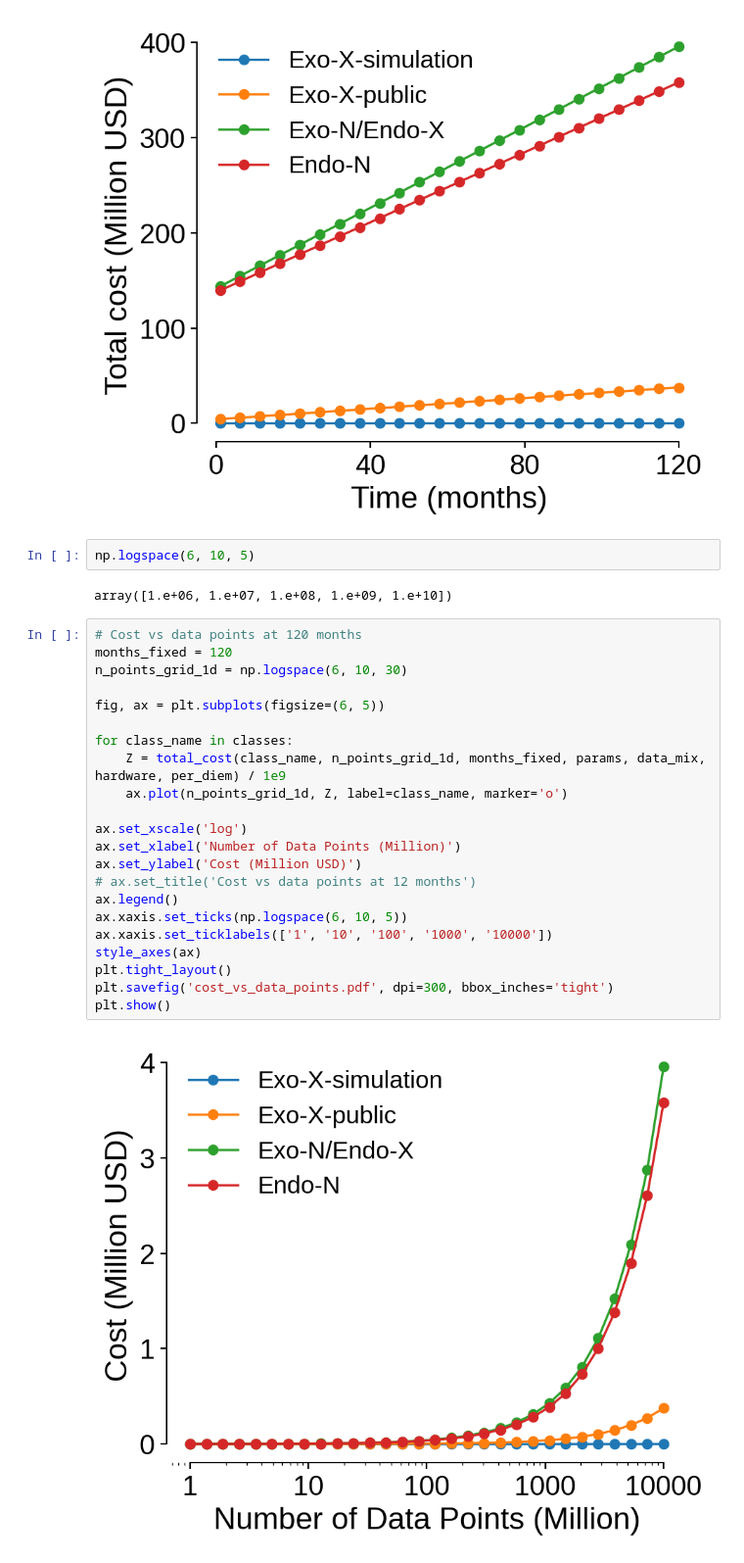
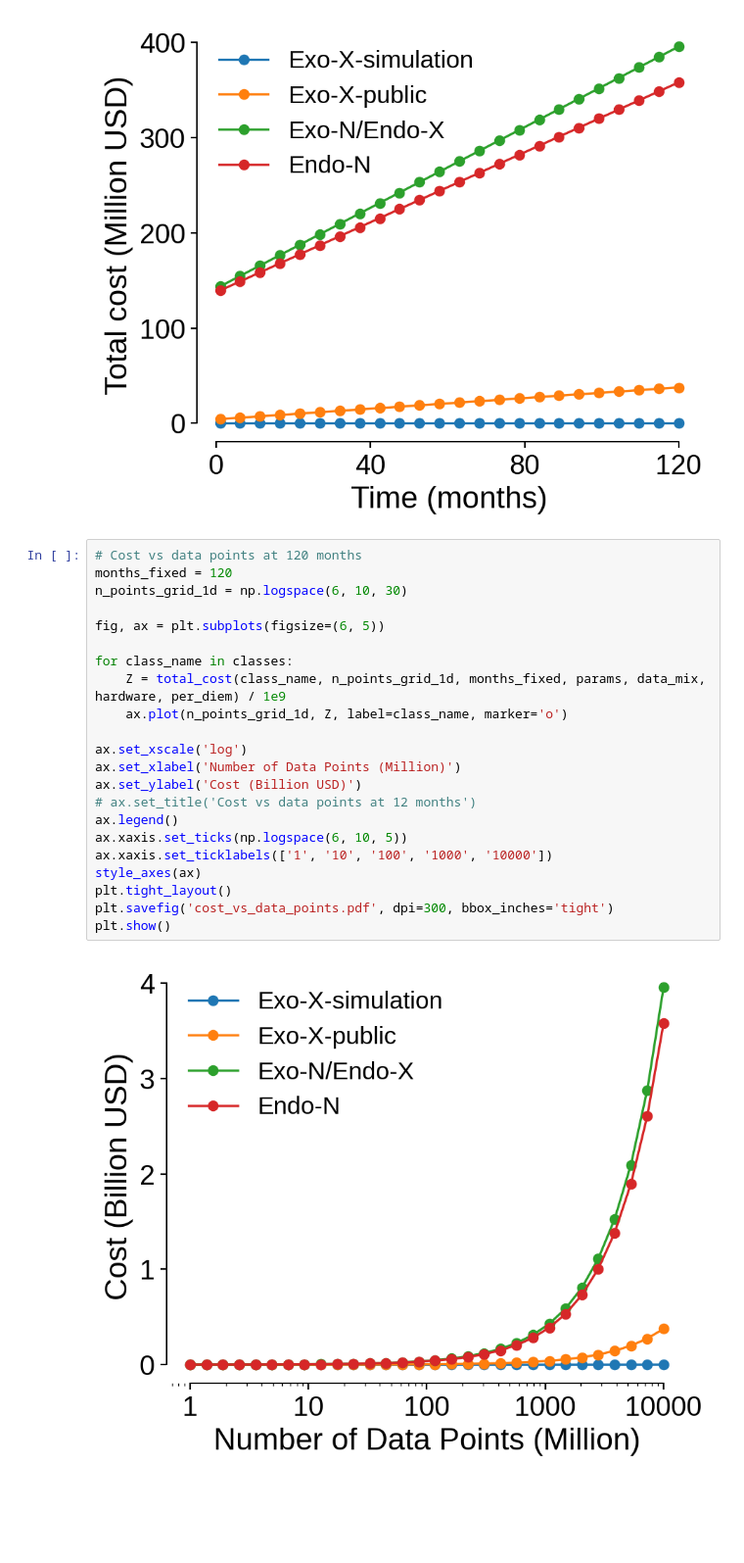
Before and after one commit to BashivanLab/neurofoundations_perspective, a Jupyter notebook: costs_analysis/cost_calculations.ipynb, the cells around one changed output. Shown at 98% size. Saved outputs shown, nothing was run; the diff lists cells and outputs as text; blank space fills up the shorter version.

```diff
--- a/v1/cost_calculations.ipynb
+++ b/costs_analysis/cost_calculations.ipynb
@@ -393,31 +393,27 @@ plt.savefig('total_cost_vs_time.pdf', dpi=300, bbox_inches='tight')
 plt.show()
 # %% [output]
 [figure]
-# %%
-np.logspace(6, 10, 5)
-# %% [output]
-array([1.e+06, 1.e+07, 1.e+08, 1.e+09, 1.e+10])
 # %%
 # Cost vs data points at 120 months
 months_fixed = 120
 n_points_grid_1d = np.logspace(6, 10, 30)
 
 fig, ax = plt.subplots(figsize=(6, 5))
 
 for class_name in classes:
     Z = total_cost(class_name, n_points_grid_1d, months_fixed, params, data_mix, hardware, per_diem) / 1e9
     ax.plot(n_points_grid_1d, Z, label=class_name, marker='o')
 
 ax.set_xscale('log')
 ax.set_xlabel('Number of Data Points (Million)')
-ax.set_ylabel('Cost (Million USD)')
+ax.set_ylabel('Cost (Billion USD)')
 # ax.set_title('Cost vs data points at 12 months')
 ax.legend()
 ax.xaxis.set_ticks(np.logspace(6, 10, 5))
 ax.xaxis.set_ticklabels(['1', '10', '100', '1000', '10000'])
 style_axes(ax)
 plt.tight_layout()
 plt.savefig('cost_vs_data_points.pdf', dpi=300, bbox_inches='tight')
 plt.show()
 # %% [output]
-[figure, old version]
+[figure, new version]
```
Also changed, not shown: 23 other files.
